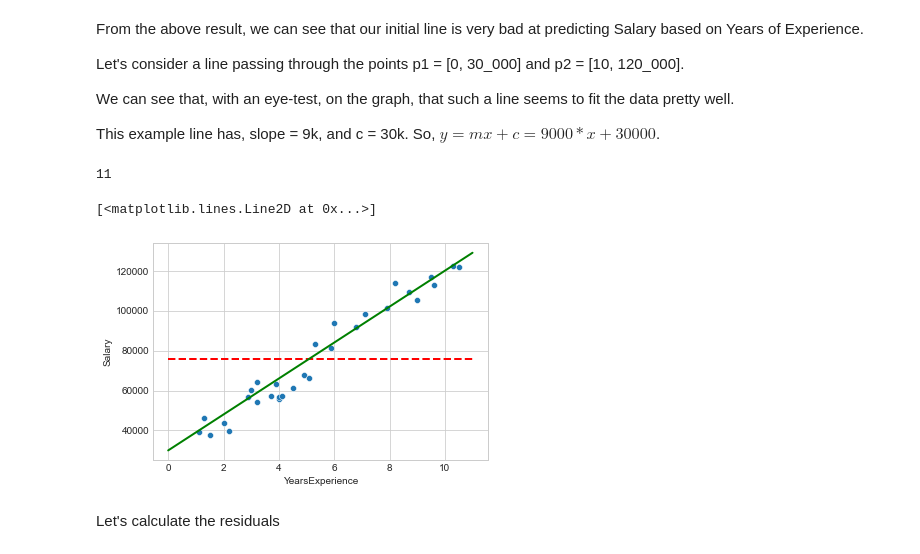
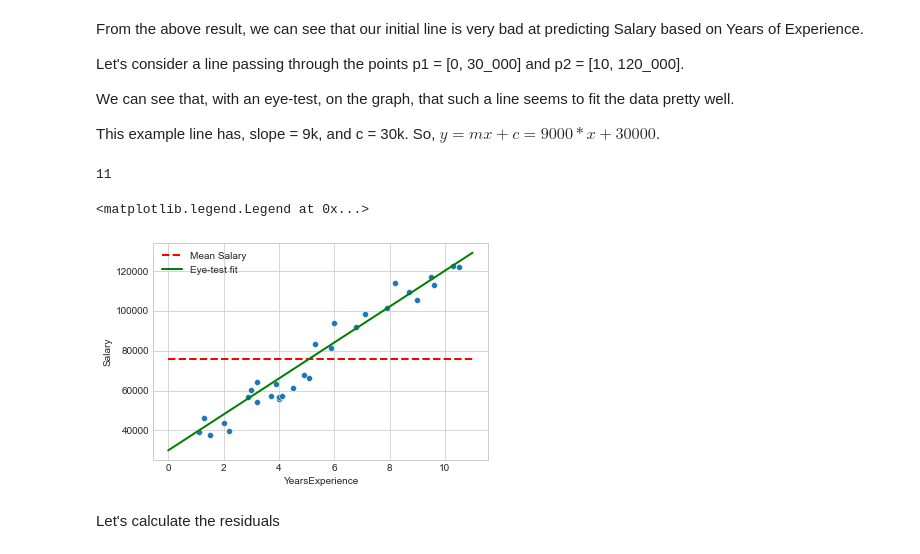
Before and after one commit to shenoy-anurag/machine-learning, a Jupyter notebook: mathematics/linalg_least_squares.ipynb, the cells around one changed output. Drawn from its saved outputs; the diff is of its cells as text; code cells hidden in the pictures.

```diff
--- a/mathematics/linalg_least_squares.ipynb
+++ b/mathematics/linalg_least_squares.ipynb
@@ -148,14 +149,15 @@ So, $ y = mx + c = 9000*x + 30000 $.
 # %%
 # Let's say our line is given by y = m * x + c, where m = 9000, c = 30k
 ax = sns.scatterplot(x=df["YearsExperience"], y=df["Salary"])
 x_max_rounded = math.ceil(df["YearsExperience"].max())
 print(x_max_rounded)
 plt.plot([0, x_max_rounded], [avg_salary, avg_salary], label="Mean Salary", linestyle='dashed', linewidth=2, color='r')
-plt.plot([0, x_max_rounded], [30000, 129000], label="Initial Fit", linewidth=2, color='g')
+plt.plot([0, x_max_rounded], [30000, 129000], label="Eye-test fit", linewidth=2, color='g')
+plt.legend()
 # %% [output]
 11
-[<matplotlib.lines.Line2D at 0x...>]
+<matplotlib.legend.Legend at 0x...>
-[figure, old version]
+[figure, new version]
 # %% [markdown]
 Let's calculate the residuals
 # %%
```
Also changed, not shown: parts of 3 cells of this notebook.
